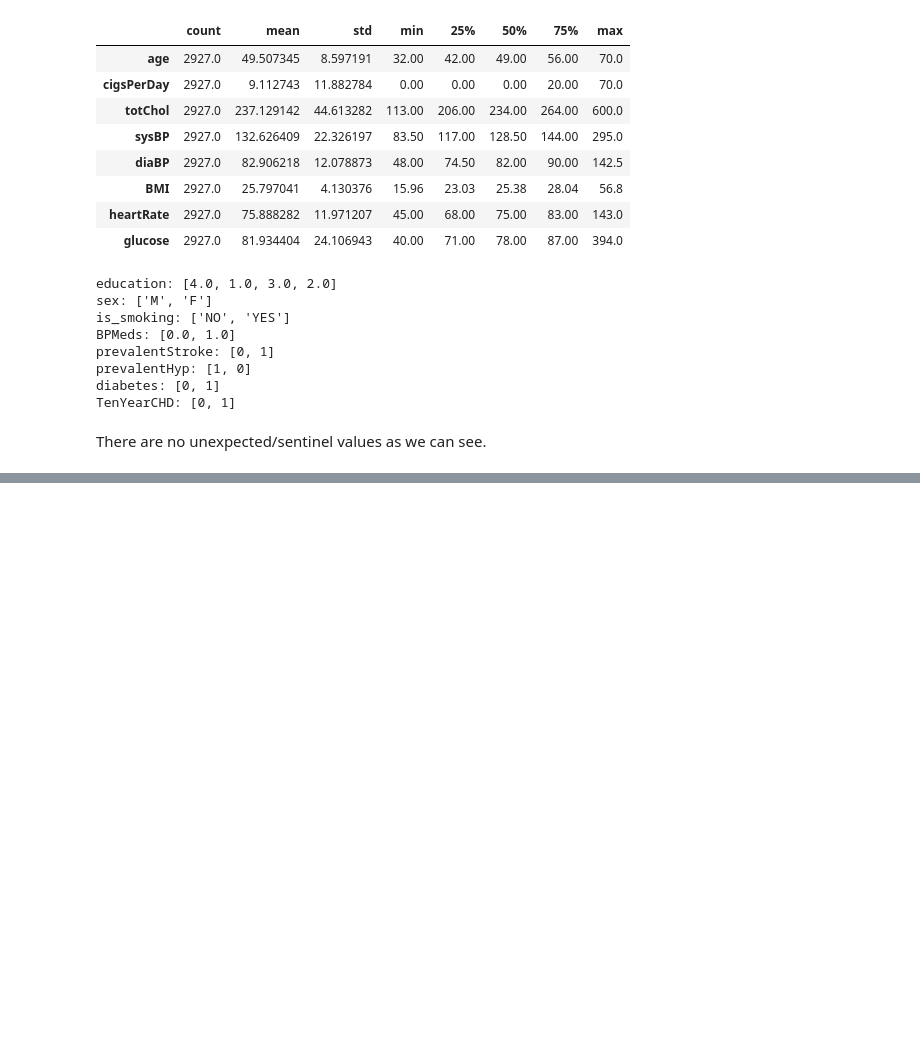
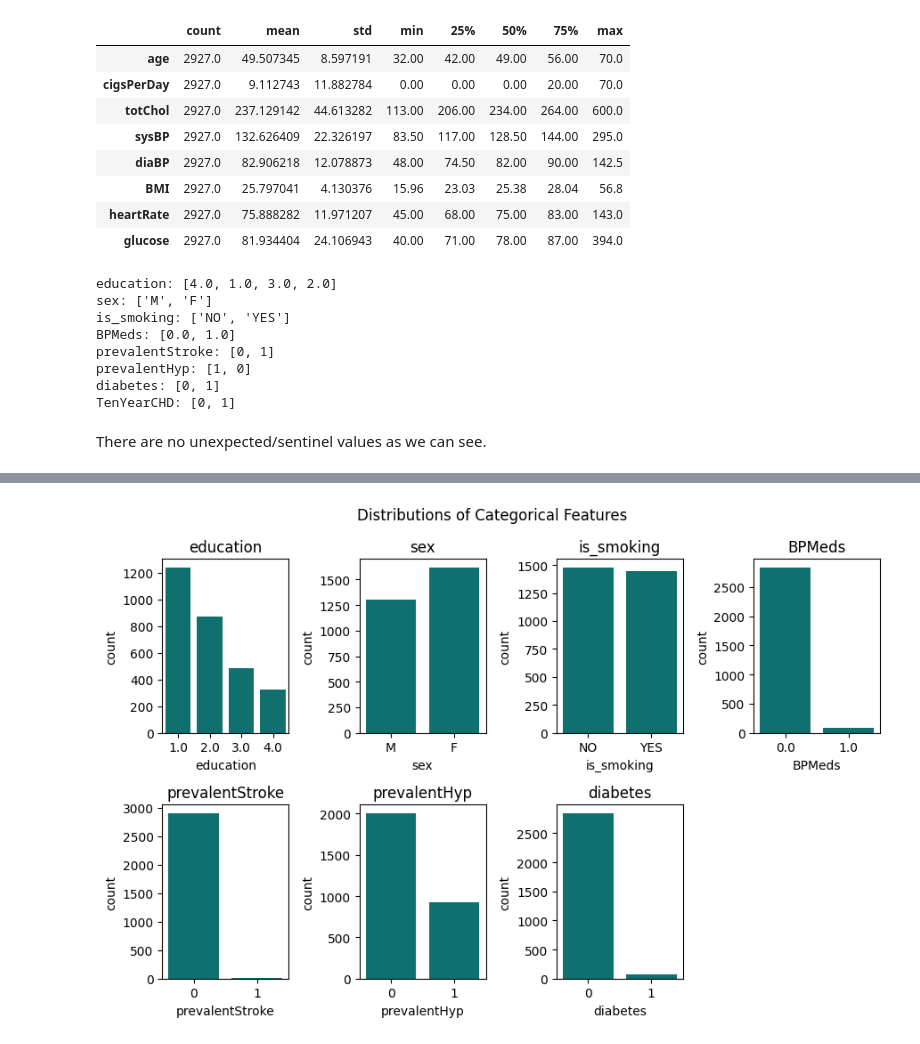
Before and after one commit to mtfattahpour/chd-prediction, a Jupyter notebook: notebooks/eda.ipynb, the cells around one changed output, grey strips where cells are left out. Saved outputs shown, nothing was run; the diff lists cells and outputs as text; code cells hidden in the pictures; blank space fills up the shorter version.

```diff
--- a/notebooks/eda.ipynb
+++ b/notebooks/eda.ipynb
@@ -148,0 +165,23 @@ There are no unexpected/sentinel values as we can see.
+# %%
+categorical_features = [
+    'education', 'sex', 'is_smoking', 'BPMeds', 'prevalentStroke', 'prevalentHyp', 'diabetes'
+]
+numeric_features = [
+    'age', 'cigsPerDay', 'totChol', 'sysBP', 'diaBP', 'BMI', 'heartRate', 'glucose'
+]
+# %%
+fig, axes = plt.subplots(ncols=4, nrows=2, figsize=(9, 6))
+
+axes = axes.flatten()
+for col, ax in zip(categorical_features, axes):
+    # ax.pie(df[col].value_counts(), labels=df[col].value_counts().index, autopct='%.1f')
+    sns.countplot(data=df, x=col, ax=ax, color='teal')
+    ax.set_title(col)
+
+for i in range(len(categorical_features), len(axes)):
+    fig.delaxes(axes[i])
+
+plt.suptitle("Distributions of Categorical Features")
+plt.tight_layout()
+# %% [output]
+[figure, added]
```
Also changed, not shown: parts of 9 cells of this notebook.
